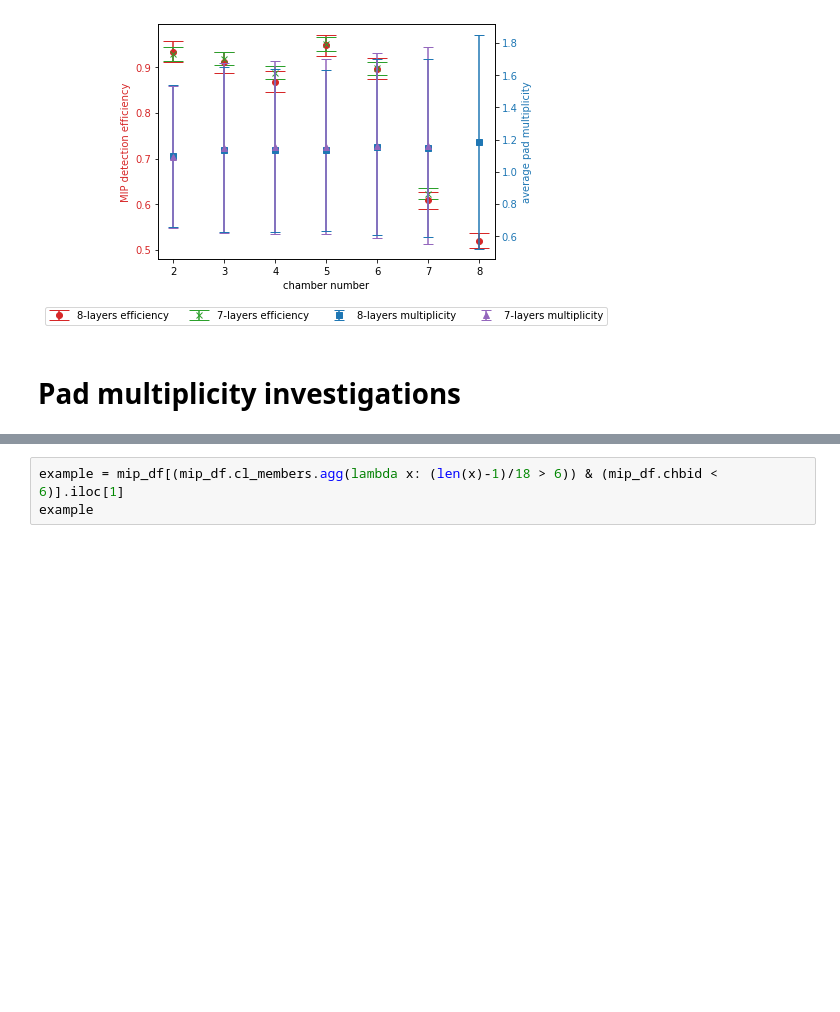
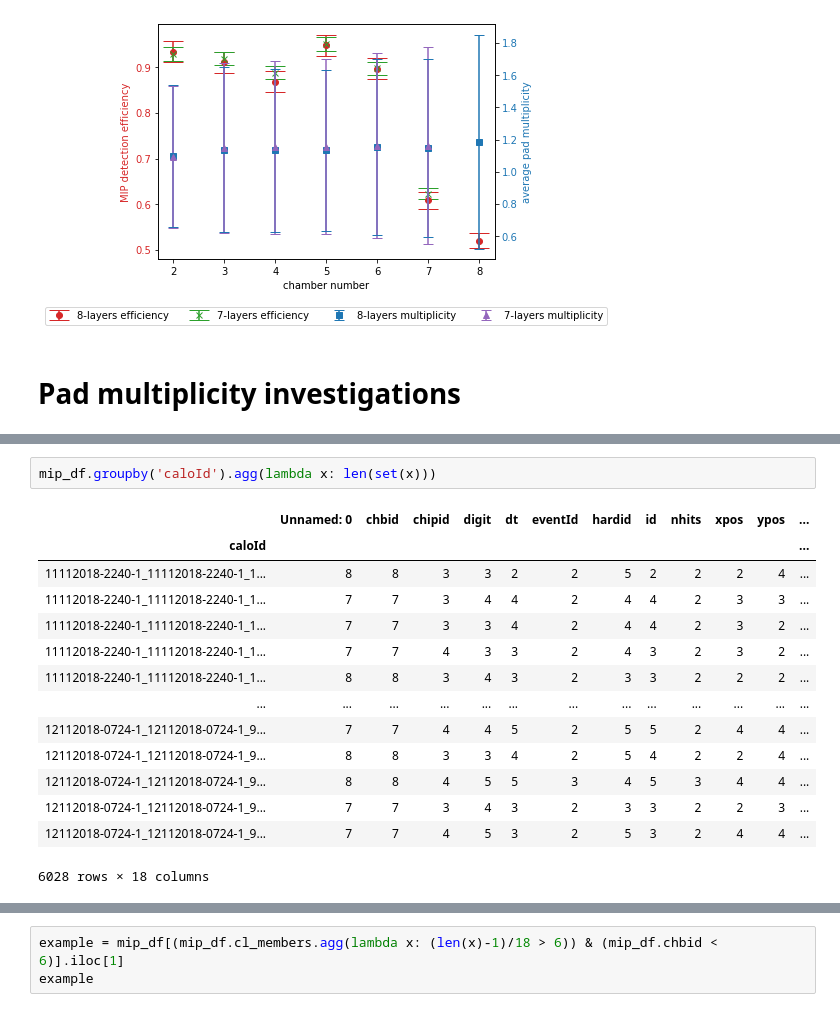
Before and after one commit to dansichi/RPWELL_SDHCAL_analysis, a Jupyter notebook: Untitled.ipynb, the cells around one changed output, grey strips where cells are left out. Saved outputs shown, nothing was run; the diff lists cells and outputs as text; blank space fills up the shorter version.

```diff
--- a/Untitled.ipynb
+++ b/Untitled.ipynb
@@ -421,3 +421,20 @@ mip_df.head()
 | 2 | 59 | 11112018-2240-1_11112018-2240-1_1... | 3 | [2] | [1] | [9363.0] | ['11112018-2240-1_1014'] | [34] | [('11112018-2240-1_1014', 9363.0)] | 1 | [23.0] | ... |
 | 3 | 60 | 11112018-2240-1_11112018-2240-1_1... | 4 | [18] | [1] | [9363.0] | ['11112018-2240-1_1014'] | [12] | [('11112018-2240-1_1014', 9363.0)] | 1 | [23.0] | ... |
 | 4 | 61 | 11112018-2240-1_11112018-2240-1_1... | 5 | [18] | [2] | [9363.0] | ['11112018-2240-1_1014'] | [12] | [('11112018-2240-1_1014', 9363.0)] | 1 | [23.0] | ... |
+# %%
+mip_df.groupby('caloId').agg(lambda x: len(set(x)))
+# %% [output]
+|  | Unnamed: 0 | chbid | chipid | digit | dt | eventId | hardid | id | nhits | xpos | ypos | ... |
+| caloId |  |  |  |  |  |  |  |  |  |  |  | ... |
+| 11112018-2240-1_11112018-2240-1_1... | 8 | 8 | 3 | 3 | 2 | 2 | 5 | 2 | 2 | 2 | 4 | ... |
+| 11112018-2240-1_11112018-2240-1_1... | 7 | 7 | 3 | 4 | 4 | 2 | 4 | 4 | 2 | 3 | 3 | ... |
+| 11112018-2240-1_11112018-2240-1_1... | 7 | 7 | 3 | 3 | 4 | 2 | 4 | 4 | 2 | 3 | 2 | ... |
+| 11112018-2240-1_11112018-2240-1_1... | 7 | 7 | 4 | 3 | 3 | 2 | 4 | 3 | 2 | 3 | 2 | ... |
+| 11112018-2240-1_11112018-2240-1_1... | 8 | 8 | 3 | 4 | 3 | 2 | 3 | 3 | 2 | 2 | 2 | ... |
+| ... | ... | ... | ... | ... | ... | ... | ... | ... | ... | ... | ... | ... |
+| 12112018-0724-1_12112018-0724-1_9... | 7 | 7 | 4 | 4 | 5 | 2 | 5 | 5 | 2 | 4 | 4 | ... |
+| 12112018-0724-1_12112018-0724-1_9... | 8 | 8 | 3 | 3 | 4 | 2 | 5 | 4 | 2 | 2 | 4 | ... |
+| 12112018-0724-1_12112018-0724-1_9... | 8 | 8 | 4 | 5 | 5 | 3 | 4 | 5 | 3 | 4 | 4 | ... |
+| 12112018-0724-1_12112018-0724-1_9... | 7 | 7 | 3 | 4 | 3 | 2 | 3 | 3 | 2 | 2 | 3 | ... |
+| 12112018-0724-1_12112018-0724-1_9... | 7 | 7 | 4 | 5 | 3 | 2 | 5 | 3 | 2 | 4 | 4 | ... |
+6028 rows × 18 columns
```
Also changed, not shown: parts of 2 cells of this notebook, 1 other file.
